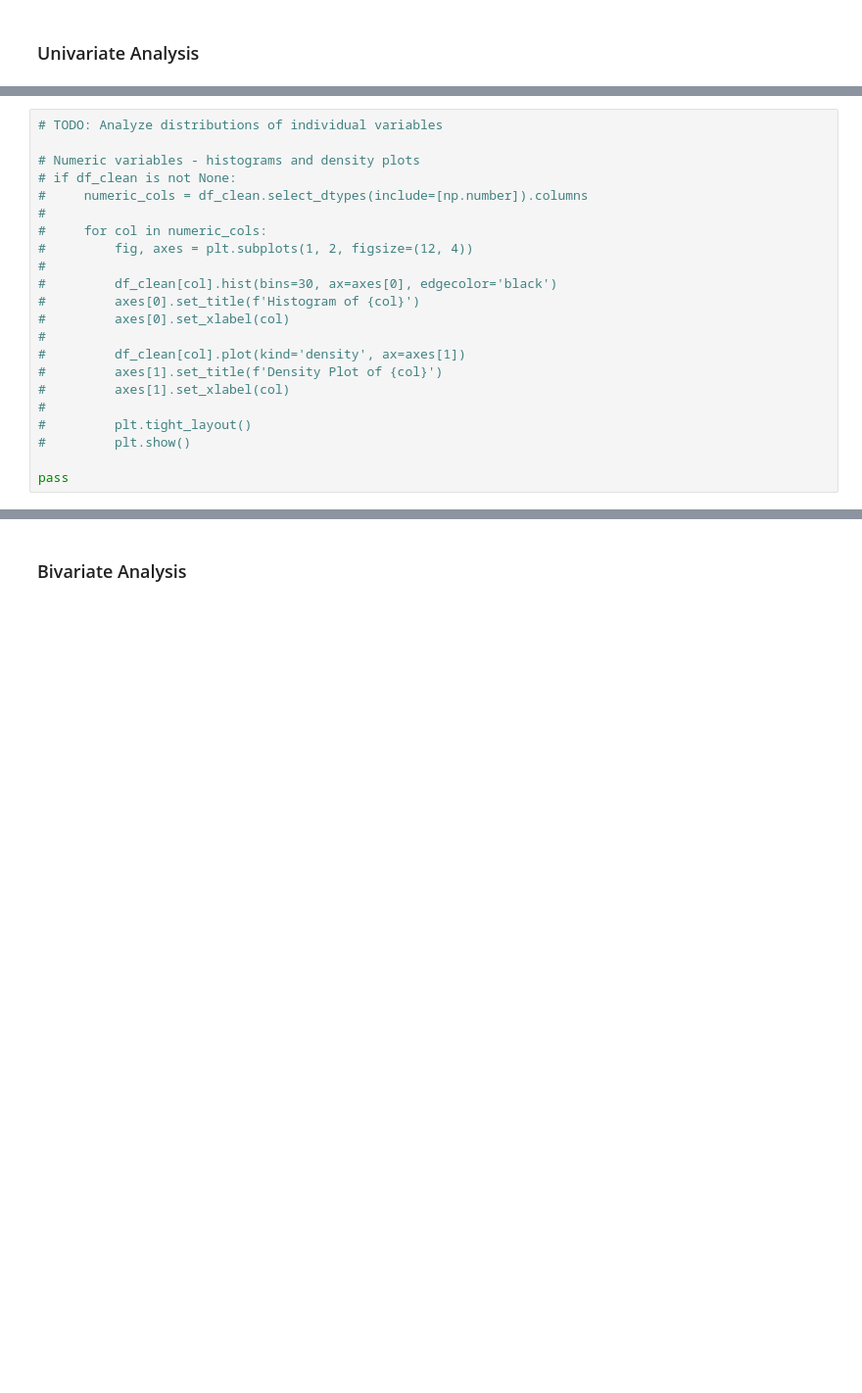
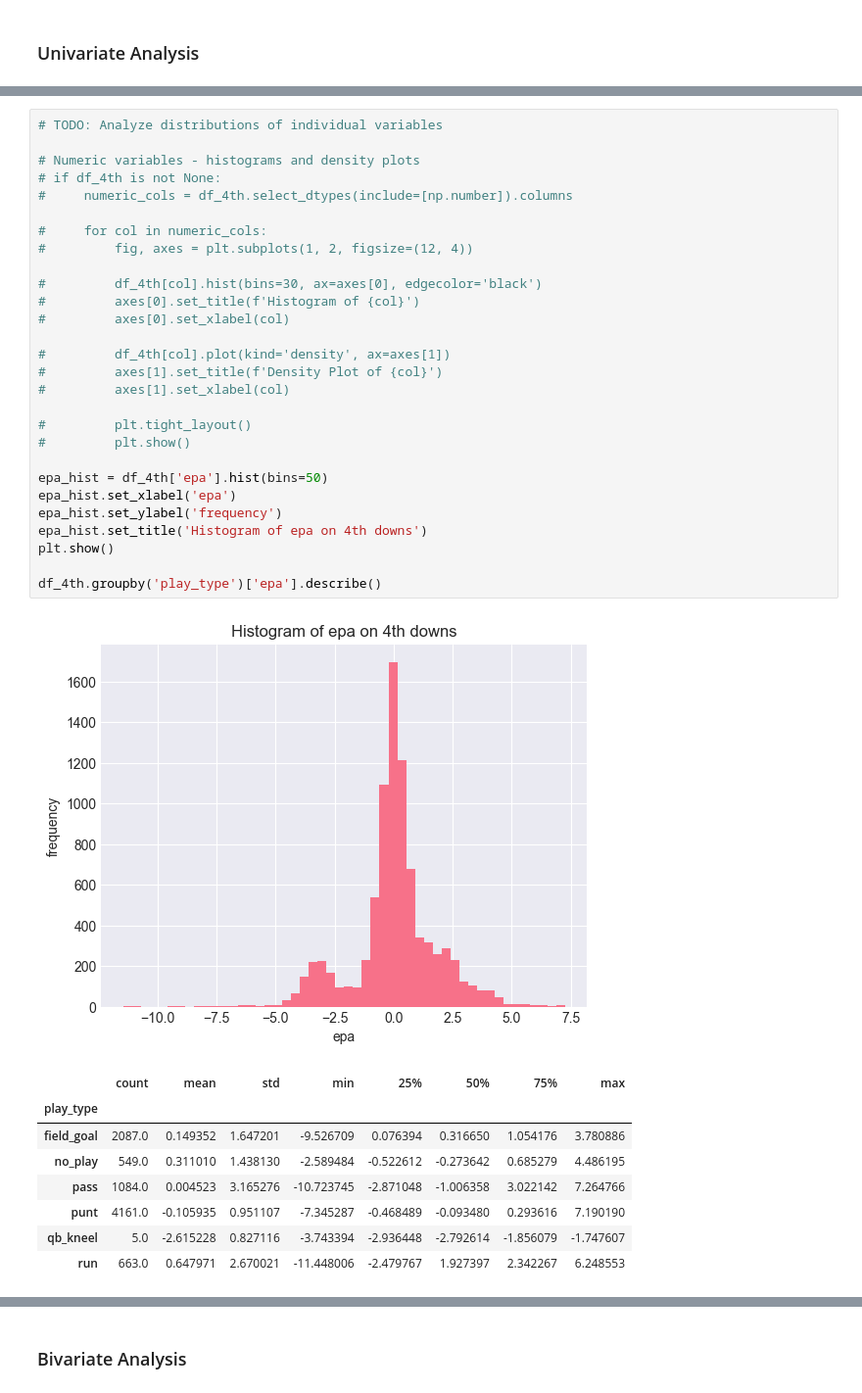
Before and after one commit to EdisonAyranisthebest/Eclipse_W26_Football, a Jupyter notebook: fourth_down_decision_epa_analysis.ipynb, the cells around one changed output, grey strips where cells are left out. Shown at 98% size. Cells and saved outputs as stored; diff of their text form; blank space fills up the shorter version.

```diff
--- a/fourth_down_decision_epa_analysis.ipynb
+++ b/fourth_down_decision_epa_analysis.ipynb
@@ -407,22 +482,38 @@ TODO: Document what cleaning steps were performed and why:
 # %%
 # TODO: Analyze distributions of individual variables
 
 # Numeric variables - histograms and density plots
-# if df_clean is not None:
-#     numeric_cols = df_clean.select_dtypes(include=[np.number]).columns
-#
+# if df_4th is not None:
+#     numeric_cols = df_4th.select_dtypes(include=[np.number]).columns
+
 #     for col in numeric_cols:
 #         fig, axes = plt.subplots(1, 2, figsize=(12, 4))
-#
-#         df_clean[col].hist(bins=30, ax=axes[0], edgecolor='black')
+
+#         df_4th[col].hist(bins=30, ax=axes[0], edgecolor='black')
 #         axes[0].set_title(f'Histogram of {col}')
 #         axes[0].set_xlabel(col)
-#
-#         df_clean[col].plot(kind='density', ax=axes[1])
+
+#         df_4th[col].plot(kind='density', ax=axes[1])
 #         axes[1].set_title(f'Density Plot of {col}')
 #         axes[1].set_xlabel(col)
-#
+
 #         plt.tight_layout()
 #         plt.show()
 
-pass
+epa_hist = df_4th['epa'].hist(bins=50)
+epa_hist.set_xlabel('epa')
+epa_hist.set_ylabel('frequency')
+epa_hist.set_title('Histogram of epa on 4th downs')
+plt.show()
+
+df_4th.groupby('play_type')['epa'].describe()
+# %% [output]
+[figure, added]
+|  | count | mean | std | min | 25% | 50% | 75% | max |
+| play_type |  |  |  |  |  |  |  |  |
+| field_goal | 2087.0 | 0.149352 | 1.647201 | -9.526709 | 0.076394 | 0.316650 | 1.054176 | 3.780886 |
+| no_play | 549.0 | 0.311010 | 1.438130 | -2.589484 | -0.522612 | -0.273642 | 0.685279 | 4.486195 |
+| pass | 1084.0 | 0.004523 | 3.165276 | -10.723745 | -2.871048 | -1.006358 | 3.022142 | 7.264766 |
+| punt | 4161.0 | -0.105935 | 0.951107 | -7.345287 | -0.468489 | -0.093480 | 0.293616 | 7.190190 |
+| qb_kneel | 5.0 | -2.615228 | 0.827116 | -3.743394 | -2.936448 | -2.792614 | -1.856079 | -1.747607 |
+| run | 663.0 | 0.647971 | 2.670021 | -11.448006 | -2.479767 | 1.927397 | 2.342267 | 6.248553 |
```
Also changed, not shown: parts of 17 cells of this notebook.
